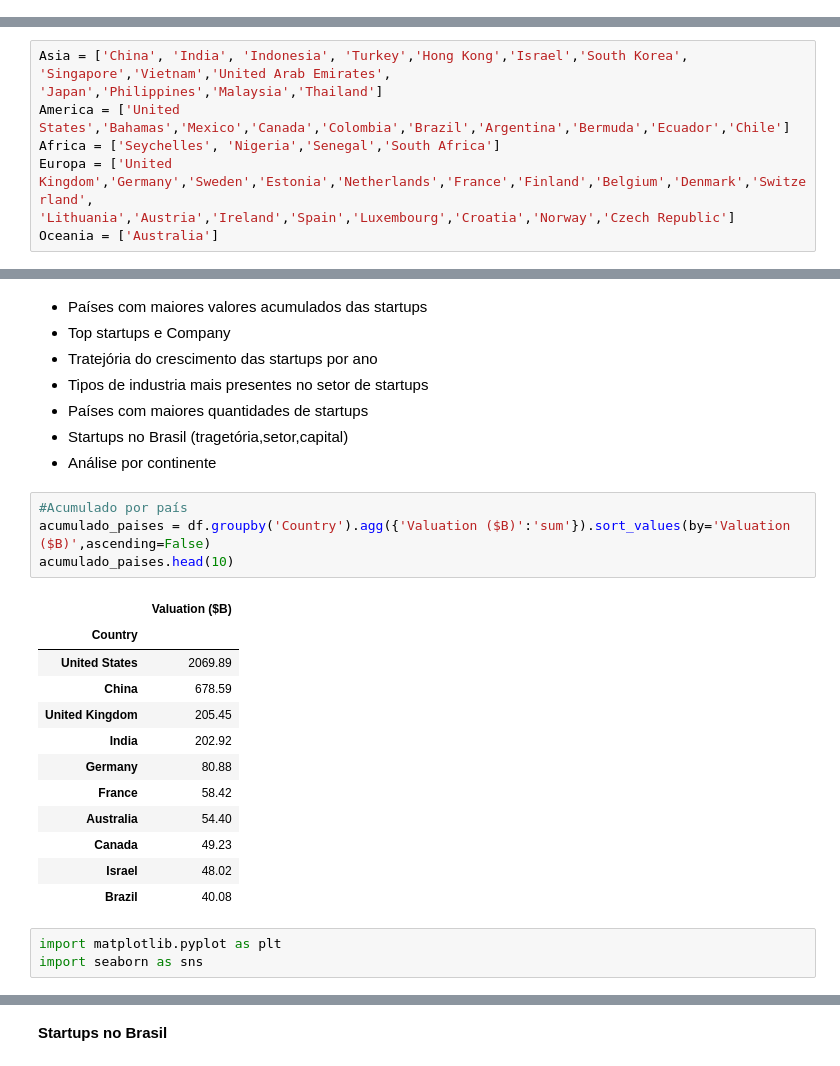
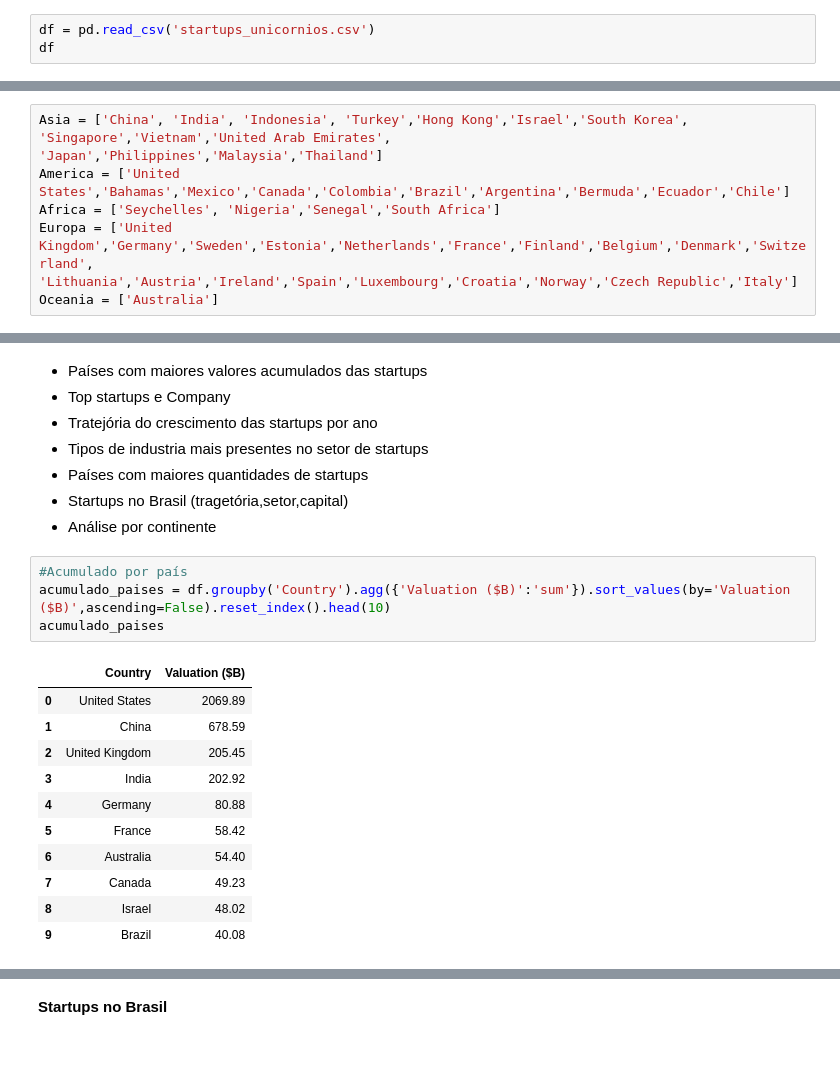
Before and after one commit to nathanmss/datasets_analise_dados, a Jupyter notebook: startups_unicornios/startups_unicornio.ipynb, the cells around one changed output, grey strips where cells are left out. Cells and saved outputs as stored; diff of their text form.

```diff
--- a/startups_unicornios/startups_unicornio.ipynb
+++ b/startups_unicornios/startups_unicornio.ipynb
@@ -18,0 +13,3 @@ df
+# %%
+df = pd.read_csv('startups_unicornios.csv')
+df
@@ -80,7 +91,7 @@ Asia = ['China', 'India', 'Indonesia', 'Turkey','Hong Kong','Israel','South Kore
 America = ['United States','Bahamas','Mexico','Canada','Colombia','Brazil','Argentina','Bermuda','Ecuador','Chile']
 Africa = ['Seychelles', 'Nigeria','Senegal','South Africa']
 Europa = ['United Kingdom','Germany','Sweden','Estonia','Netherlands','France','Finland','Belgium','Denmark','Switzerland',
-'Lithuania','Austria','Ireland','Spain','Luxembourg','Croatia','Norway','Czech Republic']
+'Lithuania','Austria','Ireland','Spain','Luxembourg','Croatia','Norway','Czech Republic','Italy']
 Oceania = ['Australia']
 # %%
 #Criando coluna continentes
@@ -244,21 +255,17 @@ df
 - Análise por continente
 # %%
 #Acumulado por país
-acumulado_paises = df.groupby('Country').agg({'Valuation ($B)':'sum'}).sort_values(by='Valuation ($B)',ascending=False)
-acumulado_paises.head(10)
+acumulado_paises = df.groupby('Country').agg({'Valuation ($B)':'sum'}).sort_values(by='Valuation ($B)',ascending=False).reset_index().head(10)
+acumulado_paises
 # %% [output]
-|  | Valuation ($B) |
-| Country |  |
-| United States | 2069.89 |
-| China | 678.59 |
-| United Kingdom | 205.45 |
-| India | 202.92 |
-| Germany | 80.88 |
-| France | 58.42 |
-| Australia | 54.40 |
-| Canada | 49.23 |
-| Israel | 48.02 |
-| Brazil | 40.08 |
+|  | Country | Valuation ($B) |
+| 0 | United States | 2069.89 |
+| 1 | China | 678.59 |
+| 2 | United Kingdom | 205.45 |
+| 3 | India | 202.92 |
+| 4 | Germany | 80.88 |
+| 5 | France | 58.42 |
+| 6 | Australia | 54.40 |
+| 7 | Canada | 49.23 |
+| 8 | Israel | 48.02 |
+| 9 | Brazil | 40.08 |
-# %%
-import matplotlib.pyplot as plt
-import seaborn as sns
```
Also changed, not shown: parts of 35 cells of this notebook.
